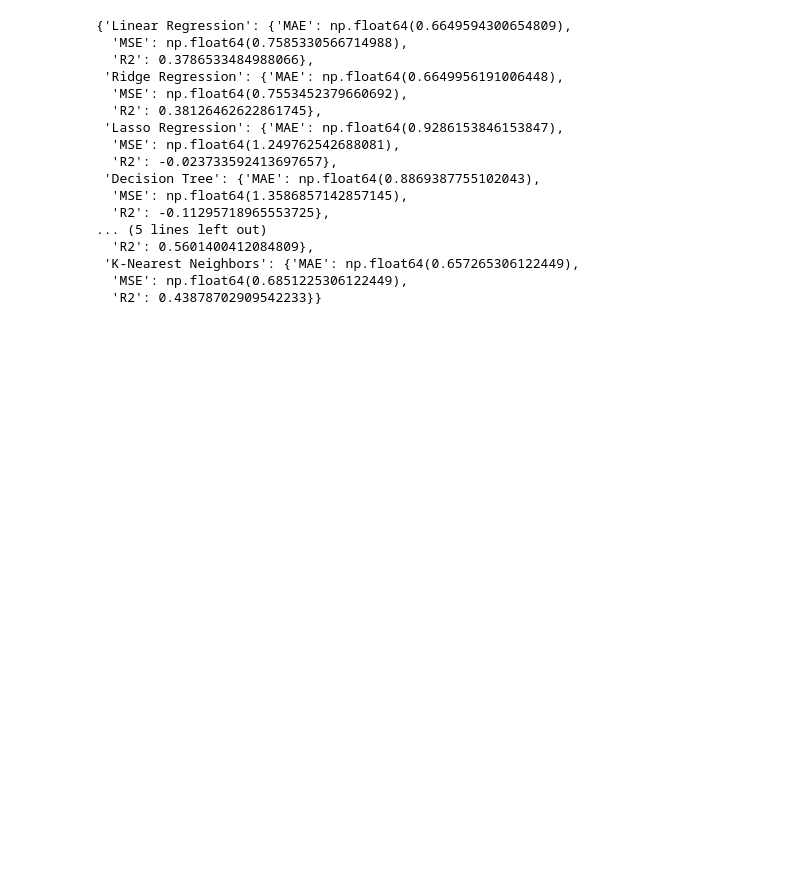
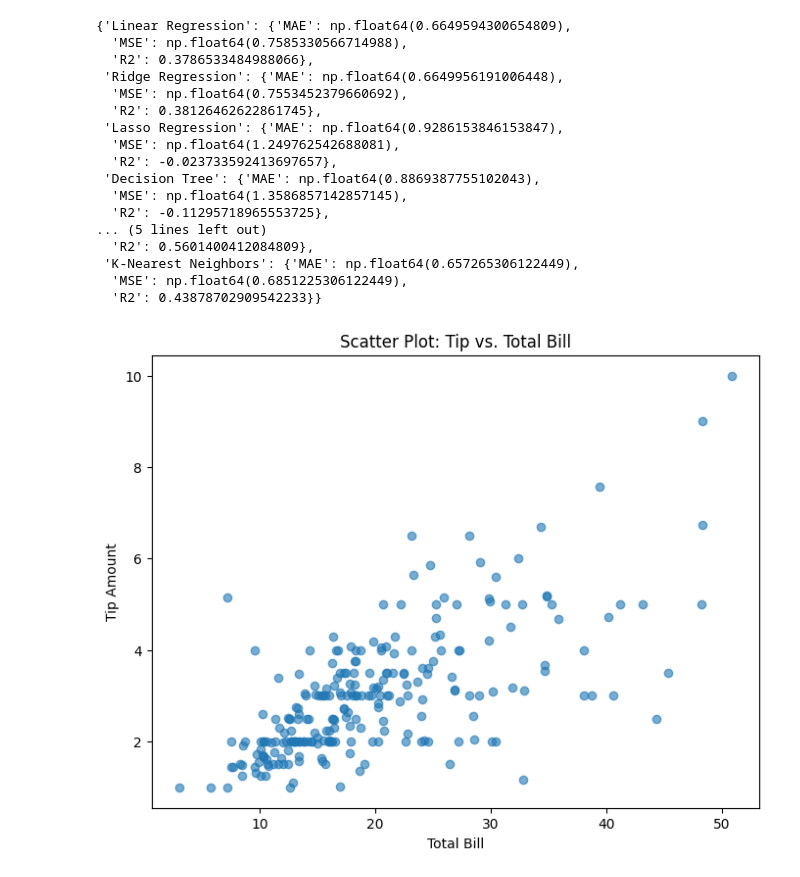
Before and after one commit to Vinay-Kamma/tutorial, a Jupyter notebook: tip_amounts/regression.ipynb, the cells around one changed output. Cells and saved outputs as stored; diff of their text form; code cells hidden in the pictures; blank space fills up the shorter version.

```diff
--- a/tip_amounts/regression.ipynb
+++ b/tip_amounts/regression.ipynb
@@ -140,3 +140,13 @@ model_performance
  'K-Nearest Neighbors': {'MAE': np.float64(0.657265306122449),
   'MSE': np.float64(0.6851225306122449),
   'R2': 0.43878702909542233}}
+# %%
+# 1. Scatter Plot: Tip amount vs. Total Bill
+plt.figure(figsize=(8, 6))
+plt.scatter(df['total_bill'], df['tip'], alpha=0.6)
+plt.title('Scatter Plot: Tip vs. Total Bill')
+plt.xlabel('Total Bill')
+plt.ylabel('Tip Amount')
+plt.show()
+# %% [output]
+[figure, added]
```
Also changed, not shown: parts of 2 cells of this notebook.
